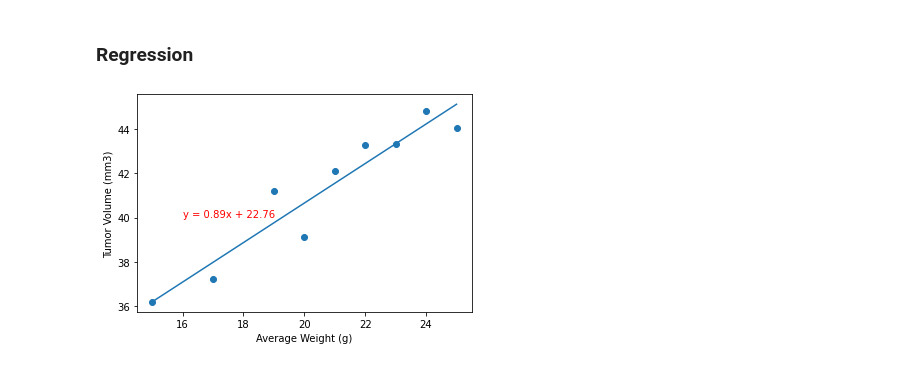
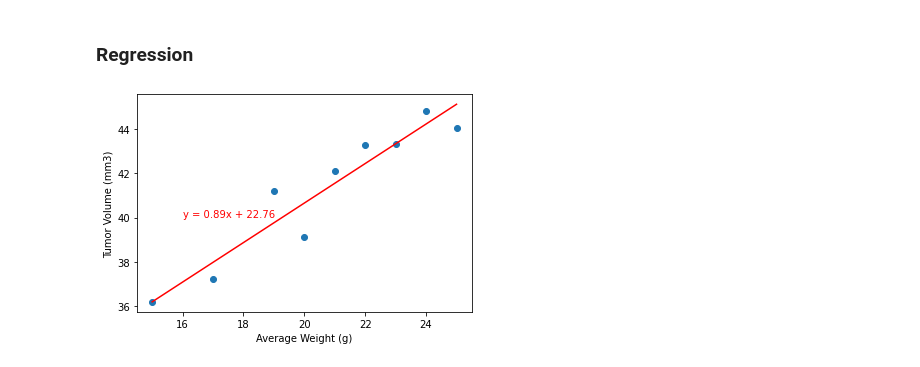
Before and after one commit to maali007/matplotlib-challenge, a Jupyter notebook: pymaceuticals.ipynb, the cells around one changed output. Drawn from its saved outputs; the diff is of its cells as text; code cells hidden in the pictures.

```diff
--- a/pymaceuticals.ipynb
+++ b/pymaceuticals.ipynb
@@ -354,17 +354,17 @@ print(r_value)
 # %%
 # Generating the regression plot
 plt.scatter(x, y)
-plt.plot(x,slope * x + intercept)
+plt.plot(x,slope * x + intercept, "r-")
 
 # Line equation for annotating
 line_eq = "y = " + str(round(slope,2)) + "x + " + str(round(intercept,2))
 
 # All labels
 plt.xlabel('Tumor Volume vs Average Weight for mice on Capomulin')
 plt.xlabel('Average Weight (g)')
 plt.ylabel('Tumor Volume (mm3)')
 plt.annotate(line_eq,(16,40), fontsize=10, color="red")
 
 plt.show()
 # %% [output]
-[figure, old version]
+[figure, new version]
```
Also changed, not shown: parts of 3 cells of this notebook.
